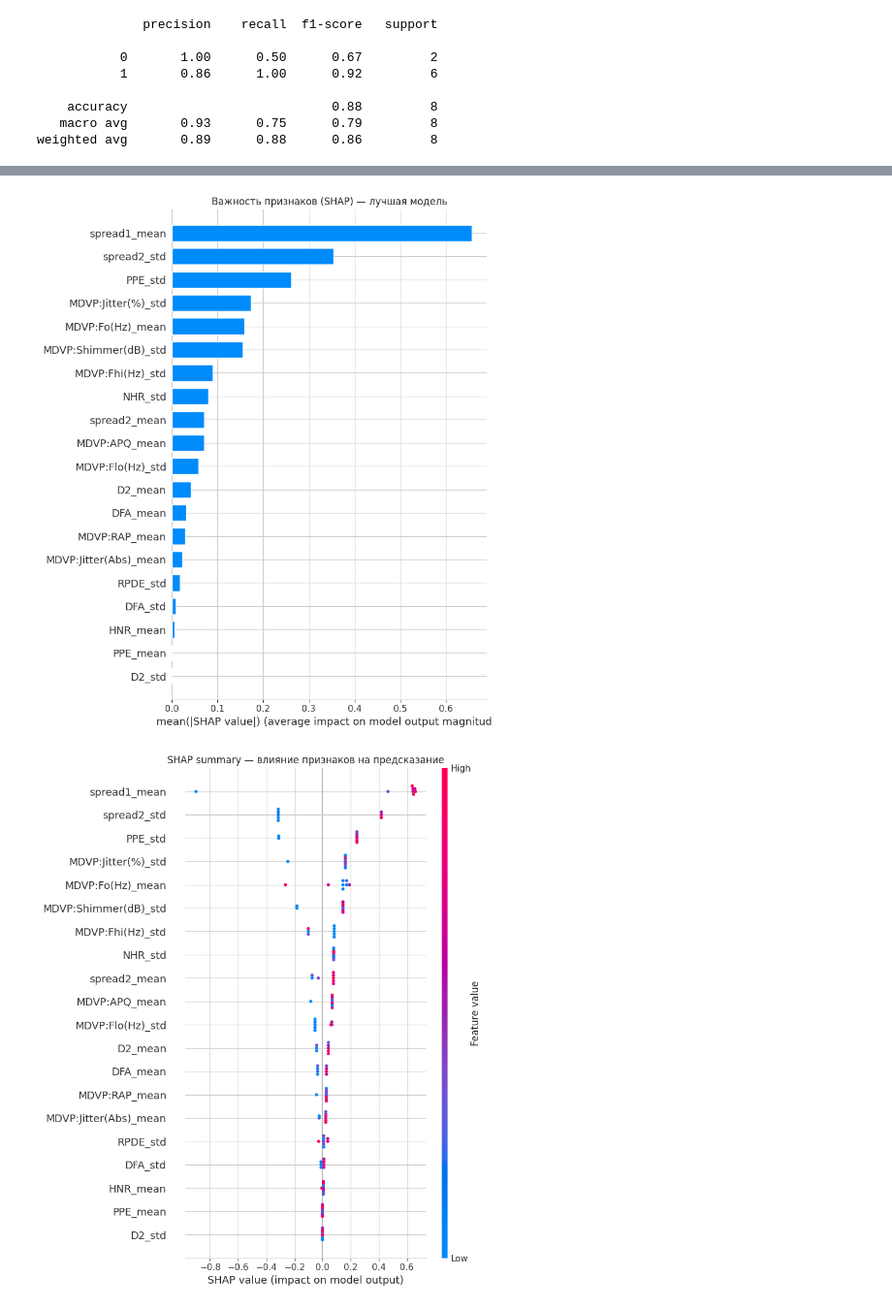
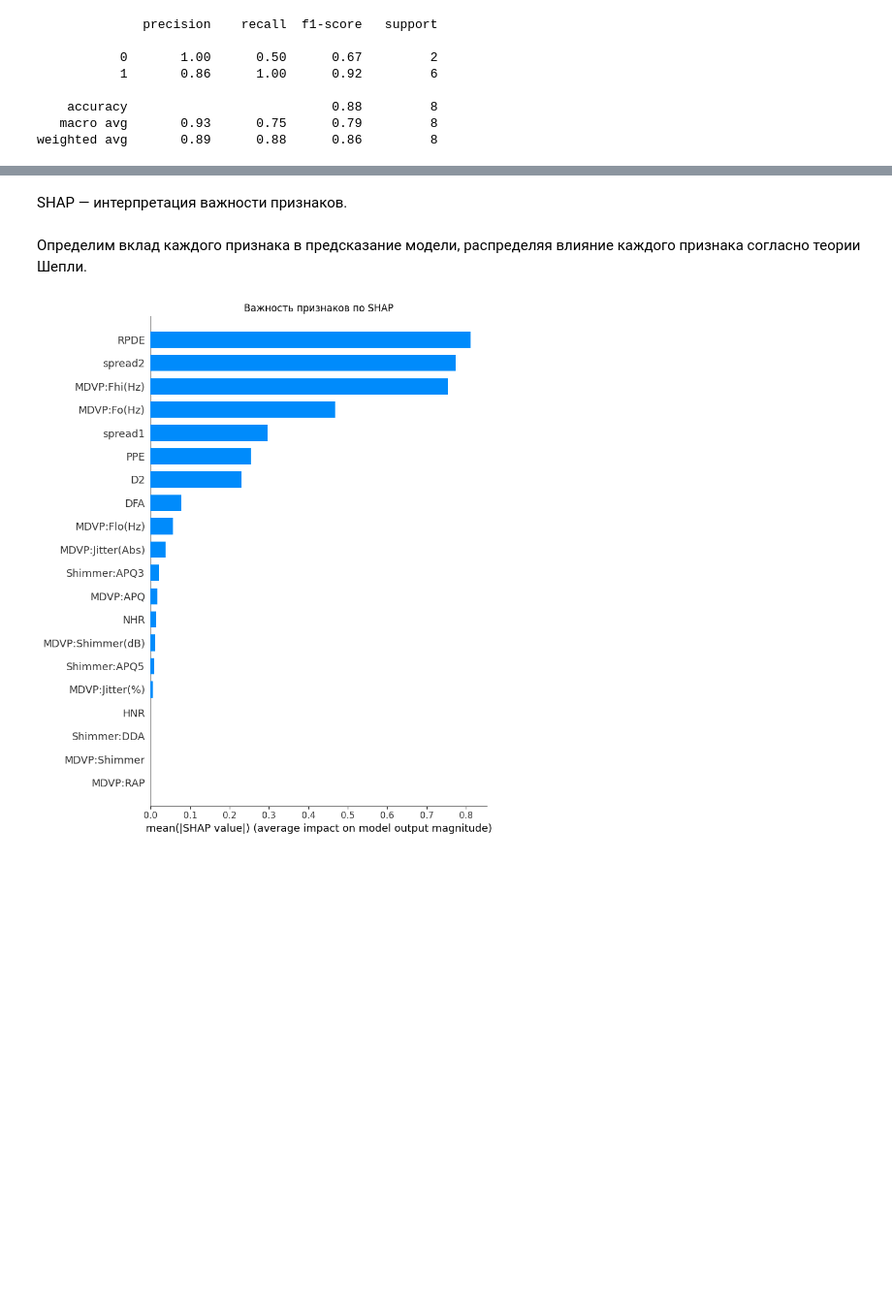
Before and after one commit to Delyaoch/parkinson-streamlit-app, a Jupyter notebook: models.ipynb, the cells around one changed output, grey strips where cells are left out. Shown at 97% size. Saved outputs shown, nothing was run; the diff lists cells and outputs as text; code cells hidden in the pictures; blank space fills up the shorter version.

```diff
--- a/models.ipynb
+++ b/models.ipynb
@@ -1235,0 +1708,27 @@ XGBoost показывает более высоку точность и сба
+# %%
+param_grid = {
+    'model__n_estimators': [50, 100],
+    'model__max_depth': [3],
+    'model__learning_rate': [0.05, 0.1],
+    'model__subsample': [0.8, 1.0],
+    'model__colsample_bytree': [1.0],
+    'model__min_child_weight': [1]
+}
+# %%
+xgb_tune_pipe = Pipeline([
+    ('capper', IQRCapper()),
+    ('model', xgb.XGBClassifier(
+        random_state=42,
+        eval_metric='logloss',
+        use_label_encoder=False
+    ))
+])
+# %%
+grid_search = GridSearchCV(
+    estimator=xgb_tune_pipe,
+    param_grid=param_grid,
+    scoring='roc_auc',
+    cv=group_cv.split(X_train, y_train, groups=groups_train),
+    n_jobs=1,
+    verbose=1
+)
@@ -1281,21 +1871,20 @@ SHAP — интерпретация важности признаков.
+# %% [markdown]
+SHAP — интерпретация важности признаков.
+# %% [markdown]
+Определим вклад каждого признака в предсказание модели, распределяя влияние каждого признака согласно теории Шепли.
 # %%
-explainer = shap.TreeExplainer(best_xgb)
-shap_values = explainer.shap_values(X_test)
-
+capper_fitted = best_xgb.named_steps['capper']
+xgb_model_fitted = best_xgb.named_steps['model']
+X_test_capped = capper_fitted.transform(X_test)
+explainer = shap.TreeExplainer(xgb_model_fitted)
+shap_values = explainer.shap_values(X_test_capped)
 plt.figure(figsize=(10, 8))
-shap.summary_plot(shap_values, X_test, plot_type="bar", show=False)
-plt.title("Важность признаков (SHAP) — лучшая модель")
+shap.summary_plot(shap_values, X_test_capped, feature_names=feature_cols, plot_type='bar', show=False)
+plt.title('Важность признаков по SHAP')
 plt.tight_layout()
 plt.show()
-
-plt.figure(figsize=(12, 8))
-shap.summary_plot(shap_values, X_test, show=False)
-plt.title("SHAP summary — влияние признаков на предсказание")
-plt.tight_layout()
-plt.show()
 # %% [output]
-[figure, old version]
+[figure, new version]
-[figure, removed]
 # %%
 shap_importance = pd.DataFrame({
     'Признак': X_test.columns,
```
Also changed, not shown: parts of 195 cells of this notebook.
